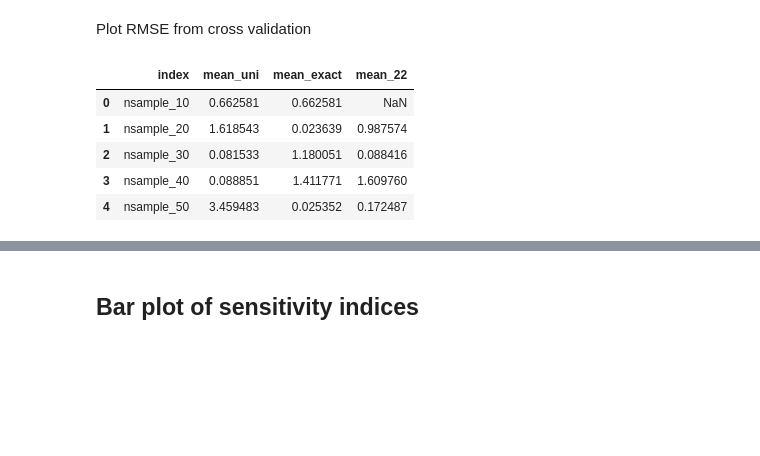
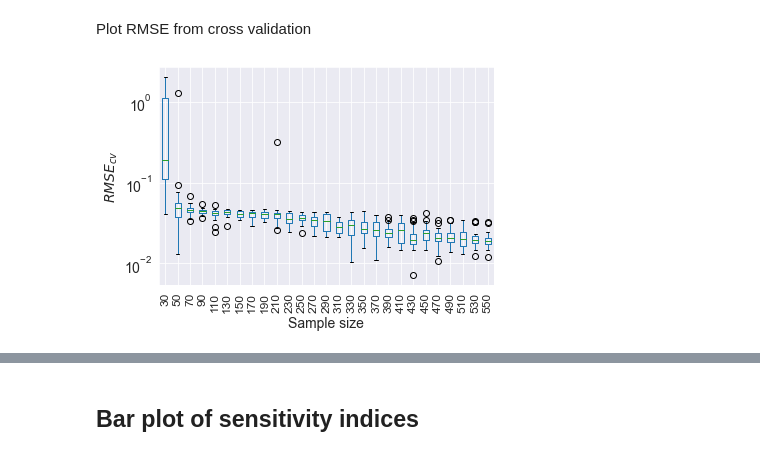
Before and after one commit to QianWanghhu/factor_fixing, a Jupyter notebook: qian_dev/visualization.ipynb, the cells around one changed output, grey strips where cells are left out. Drawn from its saved outputs; the diff is of its cells as text; code cells hidden in the pictures; blank space fills up the shorter version.

```diff
--- a/qian_dev/visualization.ipynb
+++ b/qian_dev/visualization.ipynb
@@ -33,11 +34,8 @@ def df_return(fp, fn):
 from matplotlib import rcParams
 
 # filepath = ['../output/paper0915/', '../output/paper0915/figure4/test_plot/', '../output/paper0915/figure4/test1013/']
-filepath = ['../output/adaptive/']
-filename = ['error_cv_uniform_552.csv', 'error_cv_exact_552.csv', 'error_cv_full_552.csv']
-# filename_22 = 'error_cv_full_552.csv'
-
-# error_stats = pd.read_csv(f'{filepath[0]}{filename_22}').iloc[0]
+filepath = ['../output/']
+filename = ['fix-basis/error_cv_uniform_552.csv', 'fix-basis/error_cv_exact_552.csv', 'fix-basis/error_cv_full_552.csv']
 
 df_uniform = df_return(filepath[0], filename[0])
 df_uniform = df_uniform.filter(items=['mean'])
@@ -52,7 +50,6 @@ df_exact = df_exact.filter(items=['mean'])
 df_exact.rename(columns={col: 'mean_exact' for col in cols}, inplace=True)
 
 df = pd.concat([df_uniform, df_exact, df_22], axis=1)
-# df.loc['nsample_552', 'mean_22_uni'] = error_stats['mean']
 
 df_cols = df.columns
 keys = ['legend', 'legend_low', 'legend_up']
@@ -65 +84,10 @@ df = df.reset_index()
+# %%
+ax = df[:].T.boxplot()
+ax.set_xticklabels(np.arange(30, 551, 20), rotation=90, fontsize=12);
+ax.set_yscale('log')
+ax.set_xlabel('Sample size', fontsize=14)
+ax.set_ylabel(r'$RMSE_{cv}$', fontsize=14)
+plt.savefig('../output/adaptive/figure/adaptive_replicate20.png', dpi=300, format='png')
+# %% [output]
+[figure, added]
 # %%
@@ -72,15 +100,7 @@ std_list = [train_vals[0:n].std() for n in xticks]
 df = df.fillna(0)
 for col in df.columns[1:]:
     df.loc[:, col] = df.loc[:, col] / std_list
-# df.loc[:, df.columns[1:]] = df.loc[:, df.columns[1:]].apply()
 df = df.replace(0,np.nan)
-df.head()
+# df.head()
-# %% [output]
-|  | index | mean_uni | mean_exact | mean_22 |
-| 0 | nsample_10 | 0.662581 | 0.662581 | NaN |
-| 1 | nsample_20 | 1.618543 | 0.023639 | 0.987574 |
-| 2 | nsample_30 | 0.081533 | 1.180051 | 0.088416 |
-| 3 | nsample_40 | 0.088851 | 1.411771 | 1.609760 |
-| 4 | nsample_50 | 3.459483 | 0.025352 | 0.172487 |
 # %%
 fig, axes = plt.subplots(nrows=1, ncols=1, sharey=True, figsize=(8, 5))
```
Also changed, not shown: parts of 6 cells of this notebook, 1 other file.
